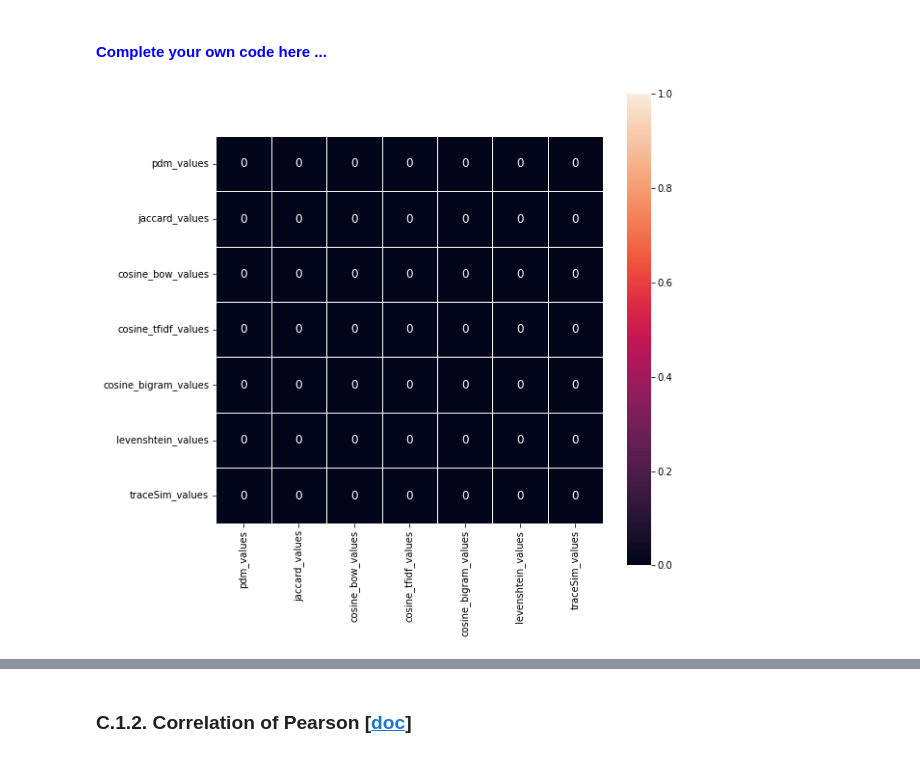
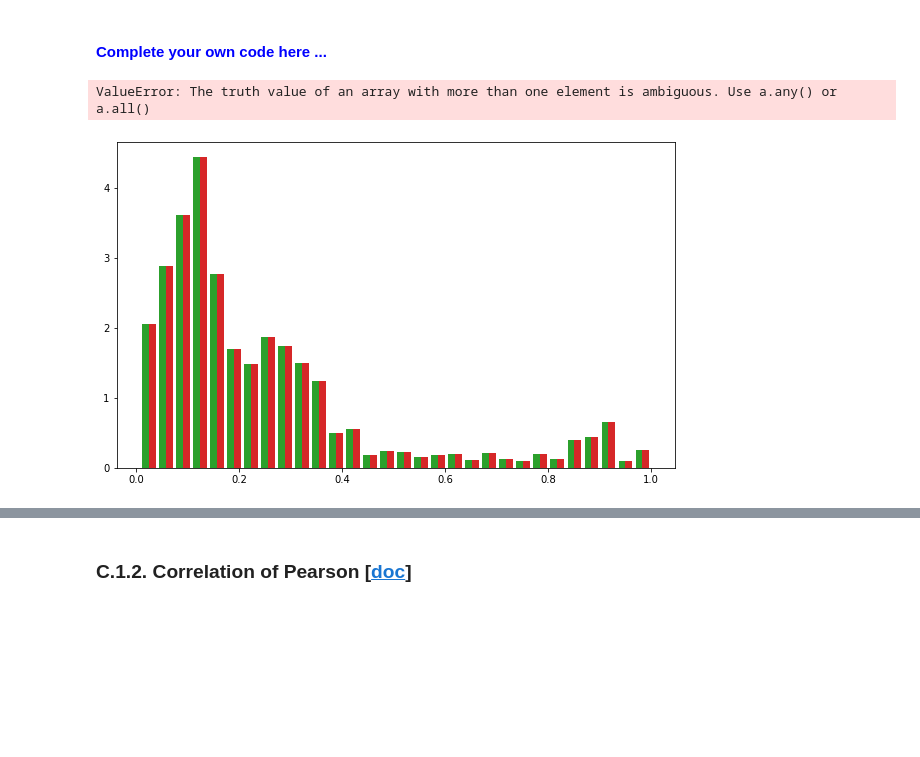
Before and after one commit to oormacheah/DataMining_Project, a Jupyter notebook: project-stack-traces_stefania.ipynb, the cells around one changed output, grey strips where cells are left out. Cells and saved outputs as stored; diff of their text form; code cells hidden in the pictures; blank space fills up the shorter version.

```diff
--- a/project-stack-traces_stefania.ipynb
+++ b/project-stack-traces_stefania.ipynb
@@ -1390,17 +1369,3 @@ def smoothed_hist_kl_distance(a, b, nbins=30, sigma=1):
-# %%
-def KL(values1, values2, n_bins):
-
-    value_bins1, bins1, _ = plt.hist(values1, n_bins, alpha = 1, density = True)
-    proba_bins1 = value_bins1 * (1 / n_bins)
-    value_bins2, bins2, _ = plt.hist(values2, n_bins, alpha = 1, density = True)
-    proba_bins2 = value_bins2 * (1 / n_bins)
-
-    sum = 0
-    for i in range(len(proba_bins1)):
-        val = 0
-        if (proba_bins1[i] != 0): val = np.log(proba_bins1[i]/proba_bins2[i])
-        sum += proba_bins1[i] * val
-    return sum
 # %%
 "The output must be ~ 0.085 "
 KL(df_measures['jaccard_values'], df_measures['traceSim_values'], 30)
@@ -1443,8 +1408,8 @@ KL(df_tmp['jaccard_values'], df_tmp['traceSim_values'], 30)
 'Impelement a version of KLD with threshold'
 def KL_with_threshold(values1, values2, n_bins, threshold):
     'Complete your code here .....................'
-    values1_filtered = pd.Series(filter(lambda x: x > threshold, values1))
-    values2_filtered = pd.Series(filter(lambda x: x > threshold, values2))
-    return KL( values1_filtered, values2_filtered, n_bins)
+    df_tmp = df_measures[[values1.name,values2.name]]
+    df_tmp = df_tmp[(df_tmp.T > threshold).any()]
+    return KL(df_tmp[values1.name], df_tmp[values2.name], n_bins)
 # %%
 "The output must be ~ 0.58 "
@@ -1461,18 +1426,22 @@ KL_with_threshold(df_measures['jaccard_values'], df_measures['traceSim_values'],
 def matrix_correlation_kld(df_measures, n_bins, threshold) :
     correlation_matrix = np.zeros((len(df_measures.columns)-2, len(df_measures.columns)-2), float)
     'Complete your code here .......................................'
+    for i in range(len(df_measures.columns)-2):
+        for j in range(len(df_measures.columns)-2):
+            correlation_matrix[i][j] = KL_with_threshold(df_measures[df_measures.columns[i+2]], df_measures[df_measures.columns[j+2]], n_bins, threshold)
     return correlation_matrix
 # %%
 threshold = 0
 correlation_kld_matrix = matrix_correlation_kld(df_measures, 30, threshold)
-columns = list(df_measures.columns[2:])
-f, ax = plt.subplots(figsize=(9, 9))
-ax = sns.heatmap(correlation_kld_matrix, vmin = 0, vmax=1, linewidths=.5, square=True, annot=True, xticklabels = columns, yticklabels = columns, annot_kws={"size": 12})
-ax.set_xticklabels(ax.get_xmajorticklabels(), fontsize = 10)
-ax.set_yticklabels(ax.get_ymajorticklabels(), fontsize = 10)
-plt.show()
+#columns = list(df_measures.columns[2:])
+#f, ax = plt.subplots(figsize=(9, 9))
+#ax = sns.heatmap(correlation_kld_matrix, vmin = 0, vmax=1, linewidths=.5, square=True, annot=True, xticklabels = columns, yticklabels = columns, annot_kws={"size": 12})
+#ax.set_xticklabels(ax.get_xmajorticklabels(), fontsize = 10)
+#ax.set_yticklabels(ax.get_ymajorticklabels(), fontsize = 10)
+#plt.show()
 # %% [output]
+ValueError: The truth value of an array with more than one element is ambiguous. Use a.any() or a.all()
-[figure, old version]
+[figure, new version]
 # %% [markdown]
 Ur result must match:
 ![image.png](attachment:e2aeb927-d982-4906-8e0f-f5855446725f.png)
```
Also changed, not shown: parts of 6 cells of this notebook.
